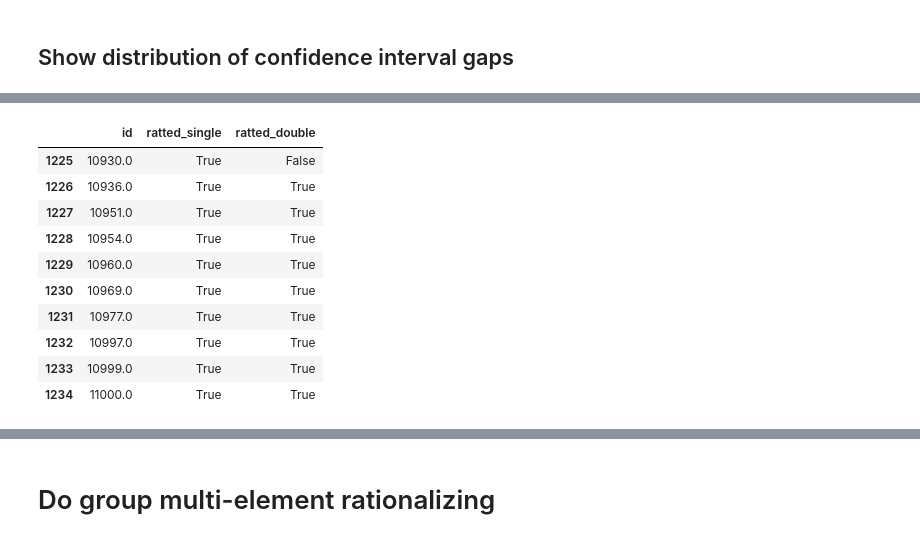
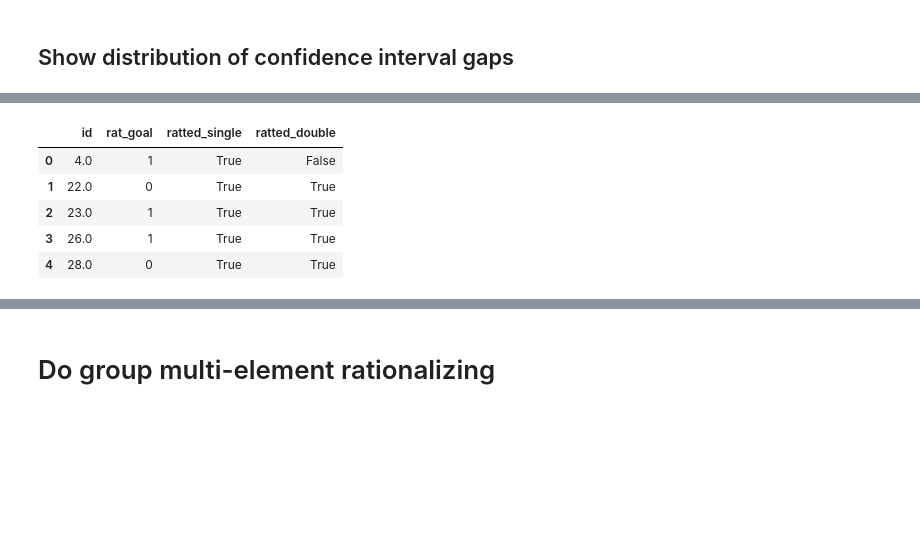
Before and after one commit to cephcyn/malicious_justif, a Jupyter notebook: expl_rat.ipynb, the cells around one changed output, grey strips where cells are left out. Cells and saved outputs as stored; diff of their text form; code cells hidden in the pictures; blank space fills up the shorter version.

```diff
--- a/expl_rat.ipynb
+++ b/expl_rat.ipynb
@@ -38,3 +73,8 @@ filter_data_df.shape
+# %%
+filter_data_df[wascorrect_field] = filter_data_df.apply(
+    lambda r: 1 if r[justifying_field]==r[trueresult_field] else 0,
+    axis='columns'
+)
 # %% [markdown]
 ## Split data into "training", "test"
 # %%
@@ -295,6 +325,4 @@ for _, case in filter_data_df_test.iterrows():
 # Add column representing the 'side' that each rationalization is in favor of
 breakdown = filter_data_df_src[trueresult_field]
 justifying_ref_avg = sum(breakdown)/len(breakdown)
-test_rationalizations[f'{justifying_field}_rat_side'] = test_rationalizations.apply(lambda r: 1 if r['percent_recid']>justifying_ref_avg else 0, axis=1)
-
-test_rationalizations[:20]
+test_rationalizations[f'{justifying_field}_rat_side'] = test_rationalizations.apply(lambda r: 1 if r[f'{trueresult_field}_mean']>justifying_ref_avg else 0, axis=1)
@@ -334,10 +352,11 @@ import numpy as np
 num_bins = 30
 
 # Compute and show confidence interval gaps between "closest to justify 1" vs "closest to justify 0"
+# (negative value means no gap, they overlap)
 temp_gaps = []
 for x_id, x_rat in test_rationalizations.groupby(['id']):
-    range_lo = min(x_rat['conf_95_top'])
-    range_hi = max(x_rat['conf_95_bot'])
+    range_lo = min(x_rat[f'{trueresult_field}_conf_top'])
+    range_hi = max(x_rat[f'{trueresult_field}_conf_bot'])
     temp_gaps.append(range_hi-range_lo)
 
 _ = plt.hist(temp_gaps, bins=num_bins)
@@ -347,8 +366,8 @@ plt.show()
 # CI gaps ... for size-1 sets
 temp_gaps = []
 for x_id, x_rat in test_rationalizations[test_rationalizations['field_count']==1].groupby(['id']):
-    range_lo = min(x_rat['conf_95_top'])
-    range_hi = max(x_rat['conf_95_bot'])
+    range_lo = min(x_rat[f'{trueresult_field}_conf_top'])
+    range_hi = max(x_rat[f'{trueresult_field}_conf_bot'])
     temp_gaps.append(range_hi-range_lo)
 
 _ = plt.hist(temp_gaps, bins=num_bins)
@@ -358,20 +377,20 @@ plt.show()
 # CI gaps ... for size-2 sets
 temp_gaps = []
 for x_id, x_rat in test_rationalizations[test_rationalizations['field_count']==2].groupby(['id']):
-    range_lo = min(x_rat['conf_95_top'])
-    range_hi = max(x_rat['conf_95_bot'])
+    range_lo = min(x_rat[f'{trueresult_field}_conf_top'])
+    range_hi = max(x_rat[f'{trueresult_field}_conf_bot'])
     temp_gaps.append(range_hi-range_lo)
 
 _ = plt.hist(temp_gaps, bins=num_bins)
 _ = plt.title('rats f=2')
 plt.show()
 
-# Compute and show confidence interval gaps between "closest to justify 1" vs "closest to justify 0" for ONLY the significant sets (???)
+# Compute and show confidence interval gaps between "closest to justify 1" vs "closest to justify 0" for ONLY the significant sets
 test_signif_rat = test_rationalizations[test_rationalizations['significant_baseline']==1]
 temp_gaps = []
 for x_id, x_rat in test_signif_rat.groupby(['id']):
-    range_lo = min(x_rat['conf_95_top'])
-    range_hi = max(x_rat['conf_95_bot'])
+    range_lo = min(x_rat[f'{trueresult_field}_conf_top'])
+    range_hi = max(x_rat[f'{trueresult_field}_conf_bot'])
     temp_gaps.append(range_hi-range_lo)
 
 _ = plt.hist(temp_gaps, bins=num_bins)
@@ -387,27 +406,23 @@ plt.show()
 # %%
-tags = {'id':[], 'ratted_single':[], 'ratted_double':[]}
+tags = {'id':[], 'rat_goal':[], 'ratted_single':[], 'ratted_double':[]}
 for x_id, x_rat in test_rationalizations[test_rationalizations['significant_baseline'] == 1].groupby(['id']):
     tags['id'].append(x_id)
     x_goal = filter_data_df_test[filter_data_df_test['id']==x_id].iloc[0][justifying_field]
+    tags['rat_goal'].append(x_goal)
     # figure out if goal has been achieved to prediction case-by-case
     tags['ratted_single'].append(any(x_rat[f'{justifying_field}_rat_side']==x_goal))
     # figure out if goal could be achievable either way case-by-case
     rat_total = sum(x_rat[f'{justifying_field}_rat_side'])
     tags['ratted_double'].append(rat_total<len(x_rat[f'{justifying_field}_rat_side']) and rat_total>0)
 test_ratsides = pd.DataFrame(tags)
-test_ratsides[-10:]
+test_ratsides[:5]
 # %% [output]
-|  | id | ratted_single | ratted_double |
-| 1225 | 10930.0 | True | False |
-| 1226 | 10936.0 | True | True |
-| 1227 | 10951.0 | True | True |
-| 1228 | 10954.0 | True | True |
-| 1229 | 10960.0 | True | True |
-| 1230 | 10969.0 | True | True |
-| 1231 | 10977.0 | True | True |
-| 1232 | 10997.0 | True | True |
-| 1233 | 10999.0 | True | True |
-| 1234 | 11000.0 | True | True |
+|  | id | rat_goal | ratted_single | ratted_double |
+| 0 | 4.0 | 1 | True | False |
+| 1 | 22.0 | 0 | True | True |
+| 2 | 23.0 | 1 | True | True |
+| 3 | 26.0 | 1 | True | True |
+| 4 | 28.0 | 0 | True | True |
 # %%
 print('successful rat single', sum(test_ratsides['ratted_single'])/len(test_ratsides))
 print('successful rat double', sum(test_ratsides['ratted_double'])/len(test_ratsides))
```
Also changed, not shown: parts of 31 cells of this notebook.
